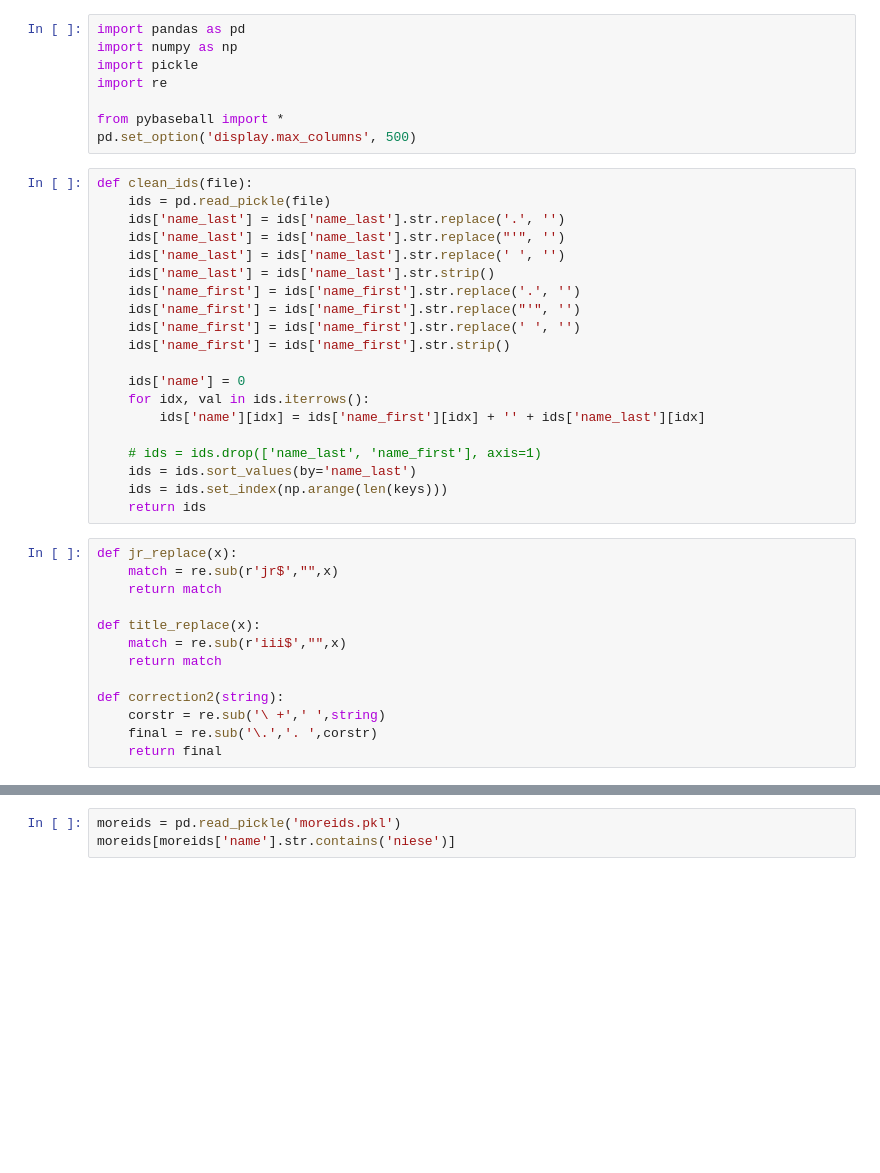
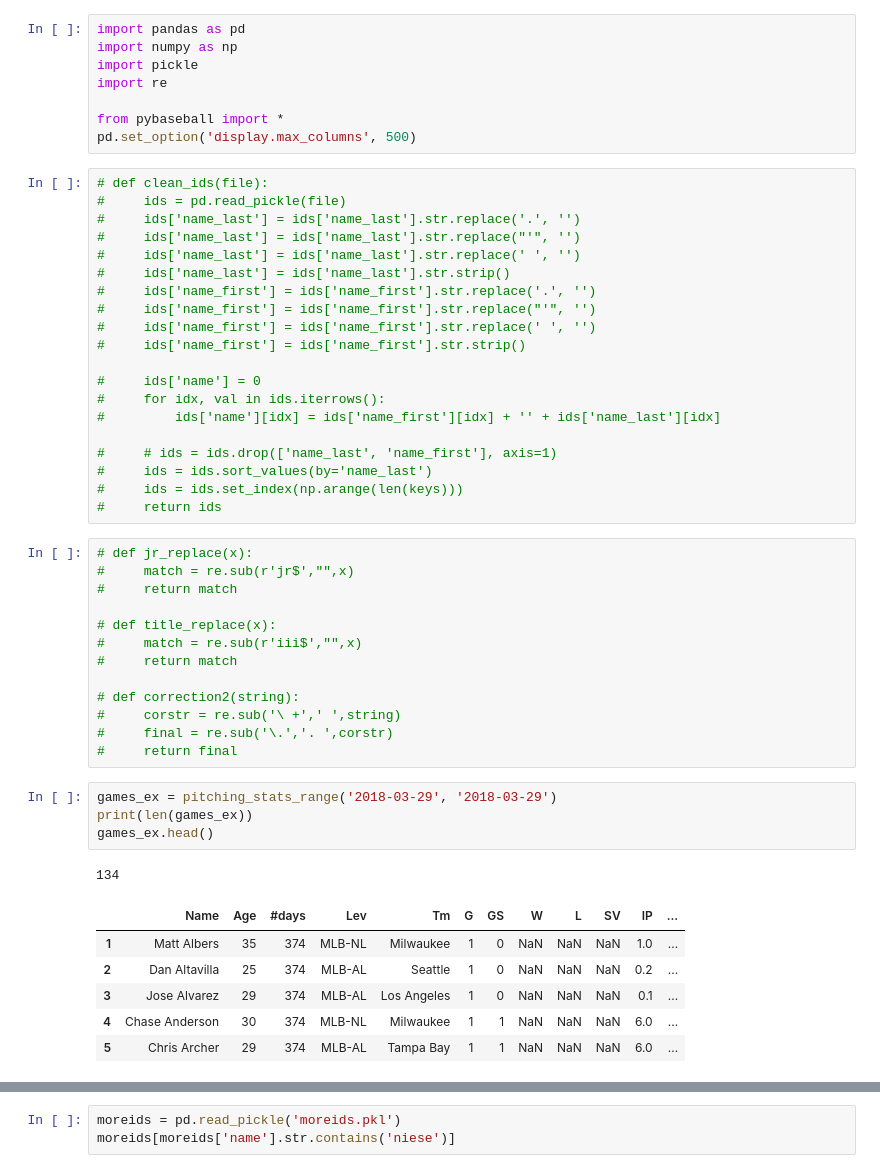
Before and after one commit to t-phill/mlb_injuries, a Jupyter notebook: pickles/pickles.ipynb, the cells around one changed output, grey strips where cells are left out. Cells and saved outputs as stored; diff of their text form; blank space fills up the shorter version.

```diff
--- a/pickles/pickles.ipynb
+++ b/pickles/pickles.ipynb
@@ -7,35 +7,47 @@ import re
 from pybaseball import *
 pd.set_option('display.max_columns', 500)
 # %%
-def clean_ids(file):
-    ids = pd.read_pickle(file)
-    ids['name_last'] = ids['name_last'].str.replace('.', '')
-    ids['name_last'] = ids['name_last'].str.replace("'", '')
-    ids['name_last'] = ids['name_last'].str.replace(' ', '')
-    ids['name_last'] = ids['name_last'].str.strip()
-    ids['name_first'] = ids['name_first'].str.replace('.', '')
-    ids['name_first'] = ids['name_first'].str.replace("'", '')
-    ids['name_first'] = ids['name_first'].str.replace(' ', '')
-    ids['name_first'] = ids['name_first'].str.strip()
+# def clean_ids(file):
+#     ids = pd.read_pickle(file)
+#     ids['name_last'] = ids['name_last'].str.replace('.', '')
+#     ids['name_last'] = ids['name_last'].str.replace("'", '')
+#     ids['name_last'] = ids['name_last'].str.replace(' ', '')
+#     ids['name_last'] = ids['name_last'].str.strip()
+#     ids['name_first'] = ids['name_first'].str.replace('.', '')
+#     ids['name_first'] = ids['name_first'].str.replace("'", '')
+#     ids['name_first'] = ids['name_first'].str.replace(' ', '')
+#     ids['name_first'] = ids['name_first'].str.strip()
 
-    ids['name'] = 0
-    for idx, val in ids.iterrows():
-        ids['name'][idx] = ids['name_first'][idx] + '' + ids['name_last'][idx]
+#     ids['name'] = 0
+#     for idx, val in ids.iterrows():
+#         ids['name'][idx] = ids['name_first'][idx] + '' + ids['name_last'][idx]
 
-    # ids = ids.drop(['name_last', 'name_first'], axis=1)
-    ids = ids.sort_values(by='name_last')
-    ids = ids.set_index(np.arange(len(keys)))
-    return ids
+#     # ids = ids.drop(['name_last', 'name_first'], axis=1)
+#     ids = ids.sort_values(by='name_last')
+#     ids = ids.set_index(np.arange(len(keys)))
+#     return ids
 # %%
-def jr_replace(x):
-    match = re.sub(r'jr$',"",x)
-    return match
+# def jr_replace(x):
+#     match = re.sub(r'jr$',"",x)
+#     return match
 
-def title_replace(x):
-    match = re.sub(r'iii$',"",x)
-    return match
+# def title_replace(x):
+#     match = re.sub(r'iii$',"",x)
+#     return match
 
-def correction2(string):
-    corstr = re.sub('\ +',' ',string)
-    final = re.sub('\.','. ',corstr)
-    return final
+# def correction2(string):
+#     corstr = re.sub('\ +',' ',string)
+#     final = re.sub('\.','. ',corstr)
+#     return final
+# %%
+games_ex = pitching_stats_range('2018-03-29', '2018-03-29')
+print(len(games_ex))
+games_ex.head()
+# %% [output]
+134
+|  | Name | Age | #days | Lev | Tm | G | GS | W | L | SV | IP | ... |
+| 1 | Matt Albers | 35 | 374 | MLB-NL | Milwaukee | 1 | 0 | NaN | NaN | NaN | 1.0 | ... |
+| 2 | Dan Altavilla | 25 | 374 | MLB-AL | Seattle | 1 | 0 | NaN | NaN | NaN | 0.2 | ... |
+| 3 | Jose Alvarez | 29 | 374 | MLB-AL | Los Angeles | 1 | 0 | NaN | NaN | NaN | 0.1 | ... |
+| 4 | Chase Anderson | 30 | 374 | MLB-NL | Milwaukee | 1 | 1 | NaN | NaN | NaN | 6.0 | ... |
+| 5 | Chris Archer | 29 | 374 | MLB-AL | Tampa Bay | 1 | 1 | NaN | NaN | NaN | 6.0 | ... |
```
Also changed, not shown: parts of 9 cells of this notebook.
